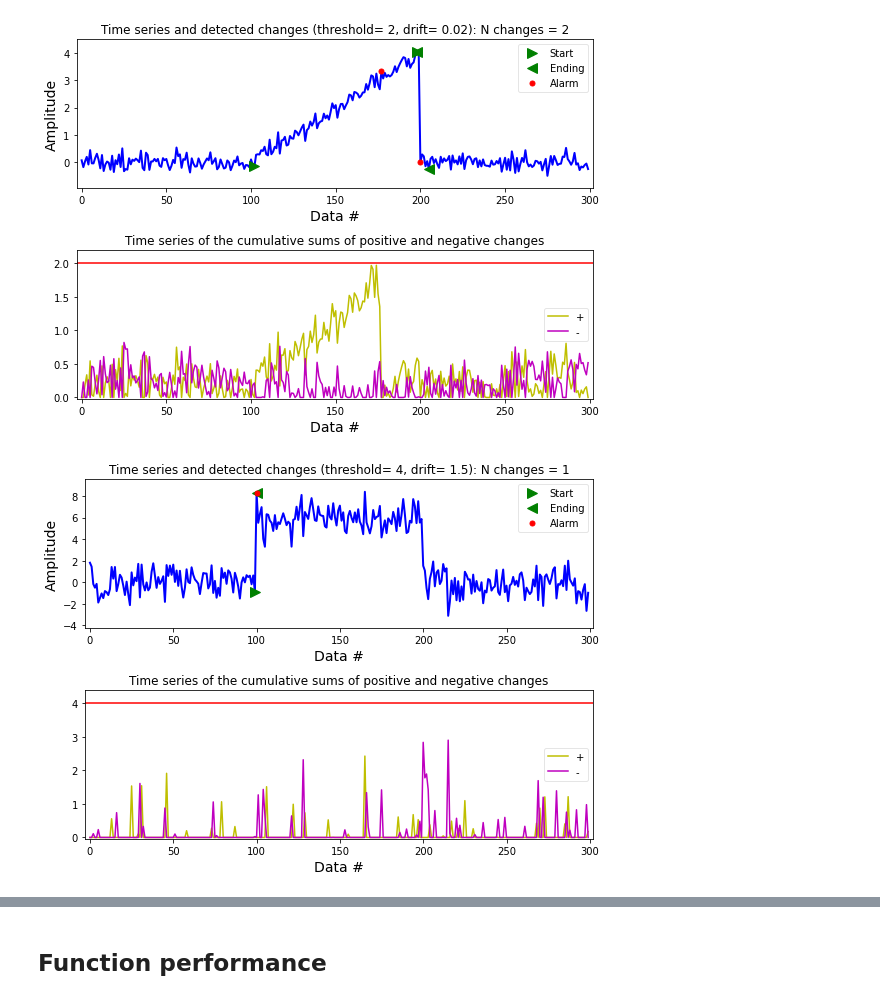
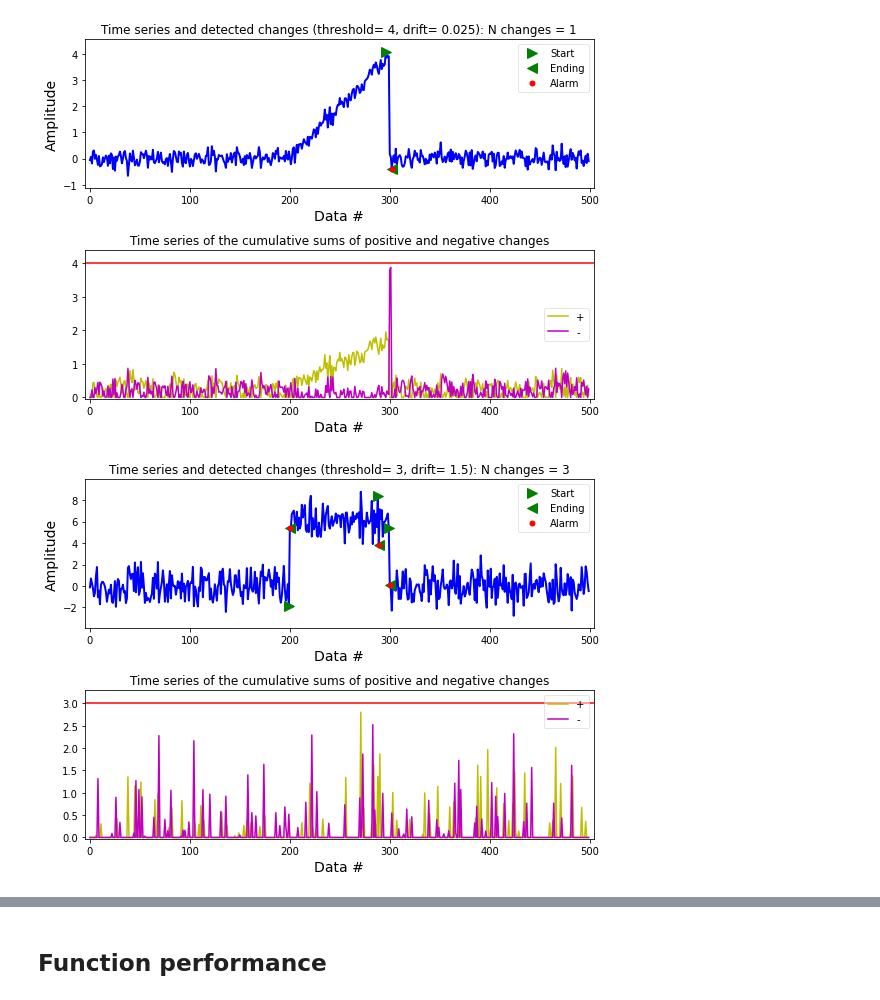
Before and after one commit to PacktPublishing/Designing-Models-for-Responsible-AI, a Jupyter notebook: Chapter7/concept_drift_examples/cum_sum_drift_detector.ipynb, the cells around one changed output, grey strips where cells are left out. Cells and saved outputs as stored; diff of their text form; code cells hidden in the pictures.

Commit message:
drift detection sample codes

```diff
--- a/Chapter7/concept_drift_examples/cum_sum_drift_detector.ipynb
+++ b/Chapter7/concept_drift_examples/cum_sum_drift_detector.ipynb
@@ -6,16 +6,16 @@ import matplotlib.pyplot as plt
 
 from detecta import detect_cusum
 # %%
-x = np.random.randn(300)/5
-x[100:200] += np.arange(0, 4, 4/100)
-ta, tai, taf, amp = detect_cusum(x, 2, .02, True, True)
+x = np.random.randn(500)/5
+x[200:300] += np.arange(0, 4, 4/100)
+ta, tai, taf, amp = detect_cusum(x, 4, .025, True, True)
 
-x = np.random.randn(300)
-x[100:200] += 6
-detect_cusum(x, 4, 1.5, True, True)
+x = np.random.randn(500)
+x[200:300] += 6
+detect_cusum(x, 3, 1.5, True, True)
 
-x = 2*np.sin(2*np.pi*np.arange(0, 3, .01))
-ta, tai, taf, amp = detect_cusum(x, 1, .05, True, True)
+x = 2*np.sin(2*np.pi*np.arange(0, 2.8, .01))
+ta, tai, taf, amp = detect_cusum(x, 1.8, .05, True, True)
 # %% [output]
-[figure, old version]
+[figure, new version]
-[figure, old version]
+[figure, new version]
```
Also changed, not shown: parts of 1 cell of this notebook, 5 other files.
